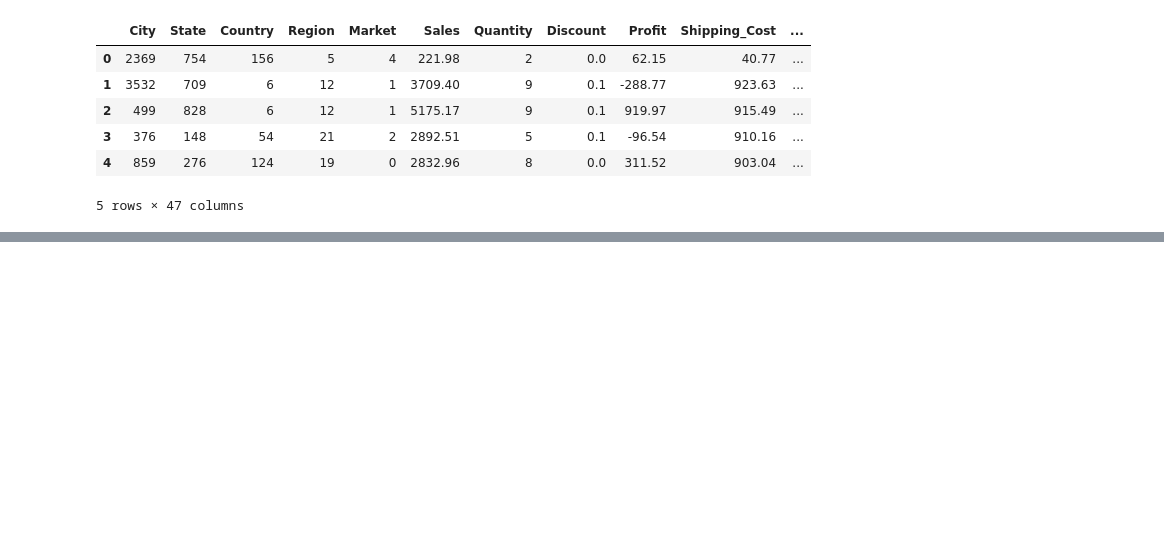
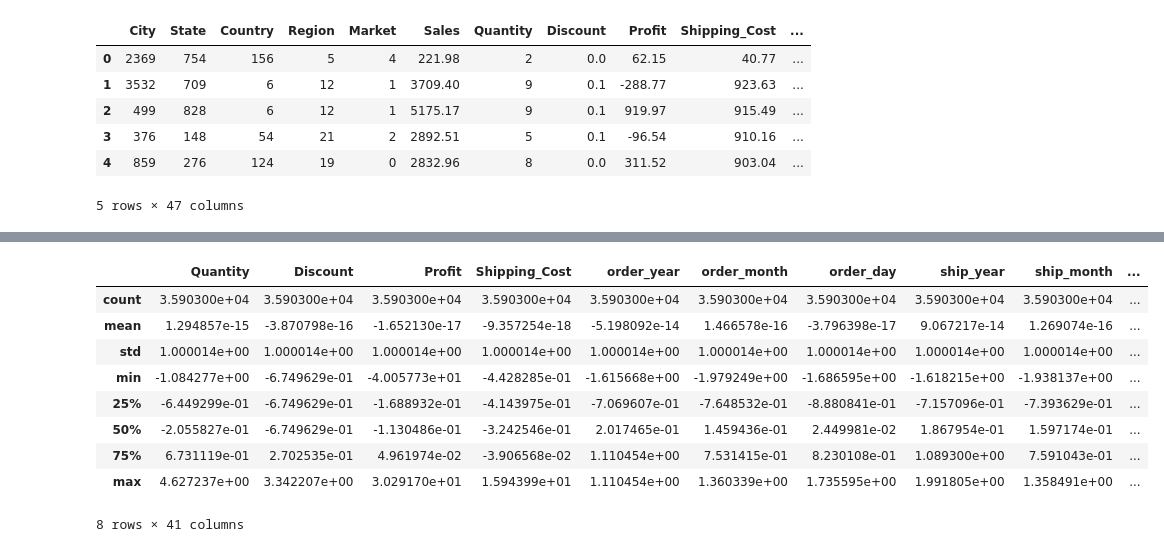
Before and after one commit to rachael-meinders/superstore, a Jupyter notebook: superstore analysis folder/superstore_machine learning.ipynb, the cells around one changed output, grey strips where cells are left out. Cells and saved outputs as stored; diff of their text form; code cells hidden in the pictures; blank space fills up the shorter version.

```diff
--- a/superstore analysis folder/superstore_machine learning.ipynb
+++ b/superstore analysis folder/superstore_machine learning.ipynb
@@ -18,3 +20,6 @@ df.head()
 | 3 | 376 | 148 | 54 | 21 | 2 | 2892.51 | 5 | 0.1 | -96.54 | 910.16 | ... |
 | 4 | 859 | 276 | 124 | 19 | 0 | 2832.96 | 8 | 0.0 | 311.52 | 903.04 | ... |
 5 rows × 47 columns
+# %%
+df = df.drop(['City', 'State', 'Country', 'Region','Market'], 1)
+df.head()
@@ -20,0 +34,23 @@ df.head()
+# %%
+y = df['Sales']
+X = df.drop('Sales',axis=1)
+# %%
+X_train, X_test, y_train, y_test = train_test_split(X, y, train_size = 0.7, shuffle=True, random_state = 1)
+# %%
+scaler = StandardScaler()
+scaler.fit(X_train)
+X_train = pd.DataFrame(scaler.transform(X_train), columns=X.columns)
+X_test = pd.DataFrame(scaler.transform(X_test),columns = X.columns)
+# %%
+X_train.describe()
+# %% [output]
+|  | Quantity | Discount | Profit | Shipping_Cost | order_year | order_month | order_day | ship_year | ship_month | ... |
+| count | 3.590300e+04 | 3.590300e+04 | 3.590300e+04 | 3.590300e+04 | 3.590300e+04 | 3.590300e+04 | 3.590300e+04 | 3.590300e+04 | 3.590300e+04 | ... |
+| mean | 1.294857e-15 | -3.870798e-16 | -1.652130e-17 | -9.357254e-18 | -5.198092e-14 | 1.466578e-16 | -3.796398e-17 | 9.067217e-14 | 1.269074e-16 | ... |
+| std | 1.000014e+00 | 1.000014e+00 | 1.000014e+00 | 1.000014e+00 | 1.000014e+00 | 1.000014e+00 | 1.000014e+00 | 1.000014e+00 | 1.000014e+00 | ... |
+| min | -1.084277e+00 | -6.749629e-01 | -4.005773e+01 | -4.428285e-01 | -1.615668e+00 | -1.979249e+00 | -1.686595e+00 | -1.618215e+00 | -1.938137e+00 | ... |
+| 25% | -6.449299e-01 | -6.749629e-01 | -1.688932e-01 | -4.143975e-01 | -7.069607e-01 | -7.648532e-01 | -8.880841e-01 | -7.157096e-01 | -7.393629e-01 | ... |
+| 50% | -2.055827e-01 | -6.749629e-01 | -1.130486e-01 | -3.242546e-01 | 2.017465e-01 | 1.459436e-01 | 2.449981e-02 | 1.867954e-01 | 1.597174e-01 | ... |
+| 75% | 6.731119e-01 | 2.702535e-01 | 4.961974e-02 | -3.906568e-02 | 1.110454e+00 | 7.531415e-01 | 8.230108e-01 | 1.089300e+00 | 7.591043e-01 | ... |
+| max | 4.627237e+00 | 3.342207e+00 | 3.029170e+01 | 1.594399e+01 | 1.110454e+00 | 1.360339e+00 | 1.735595e+00 | 1.991805e+00 | 1.358491e+00 | ... |
+8 rows × 41 columns
```
Also changed, not shown: parts of 6 cells of this notebook.
